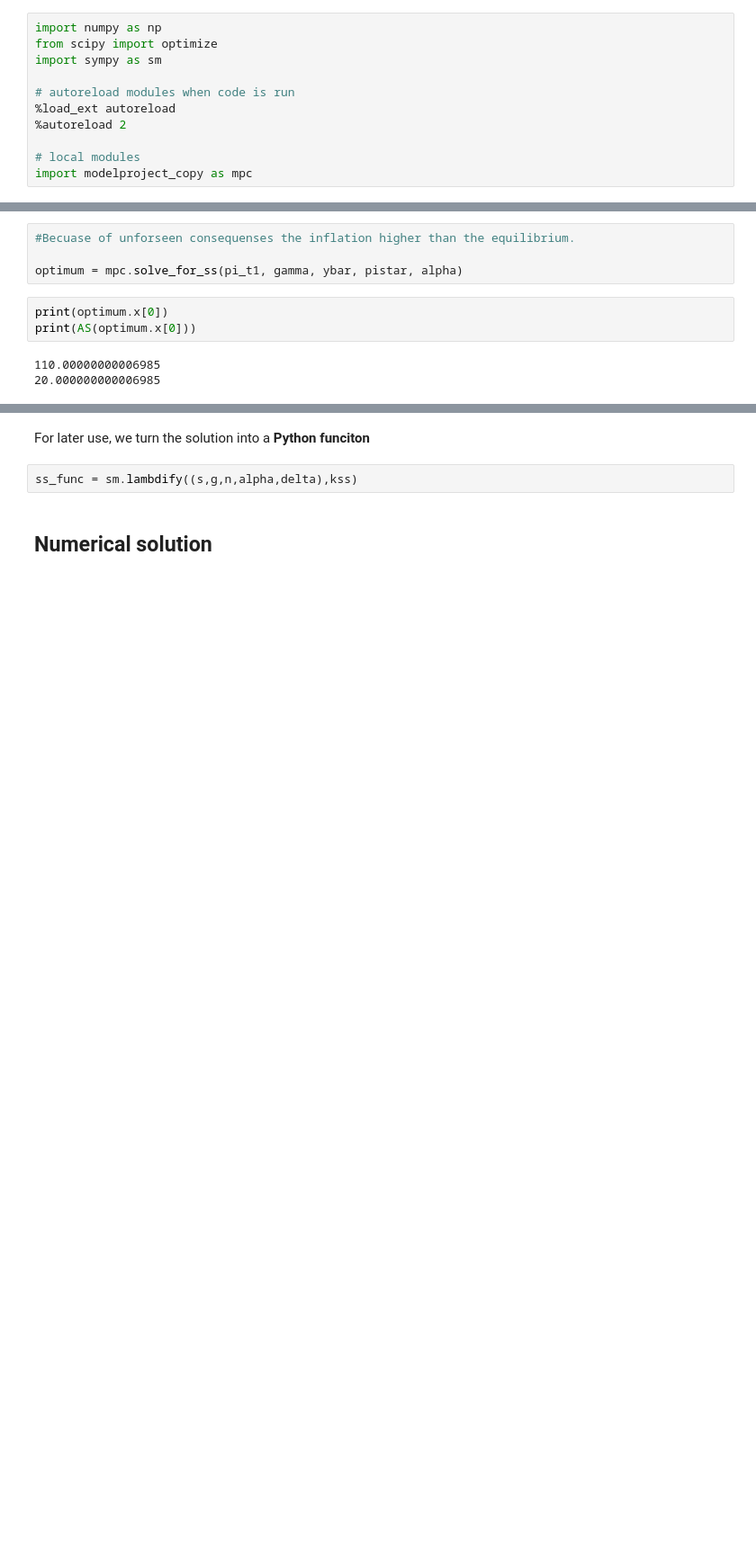
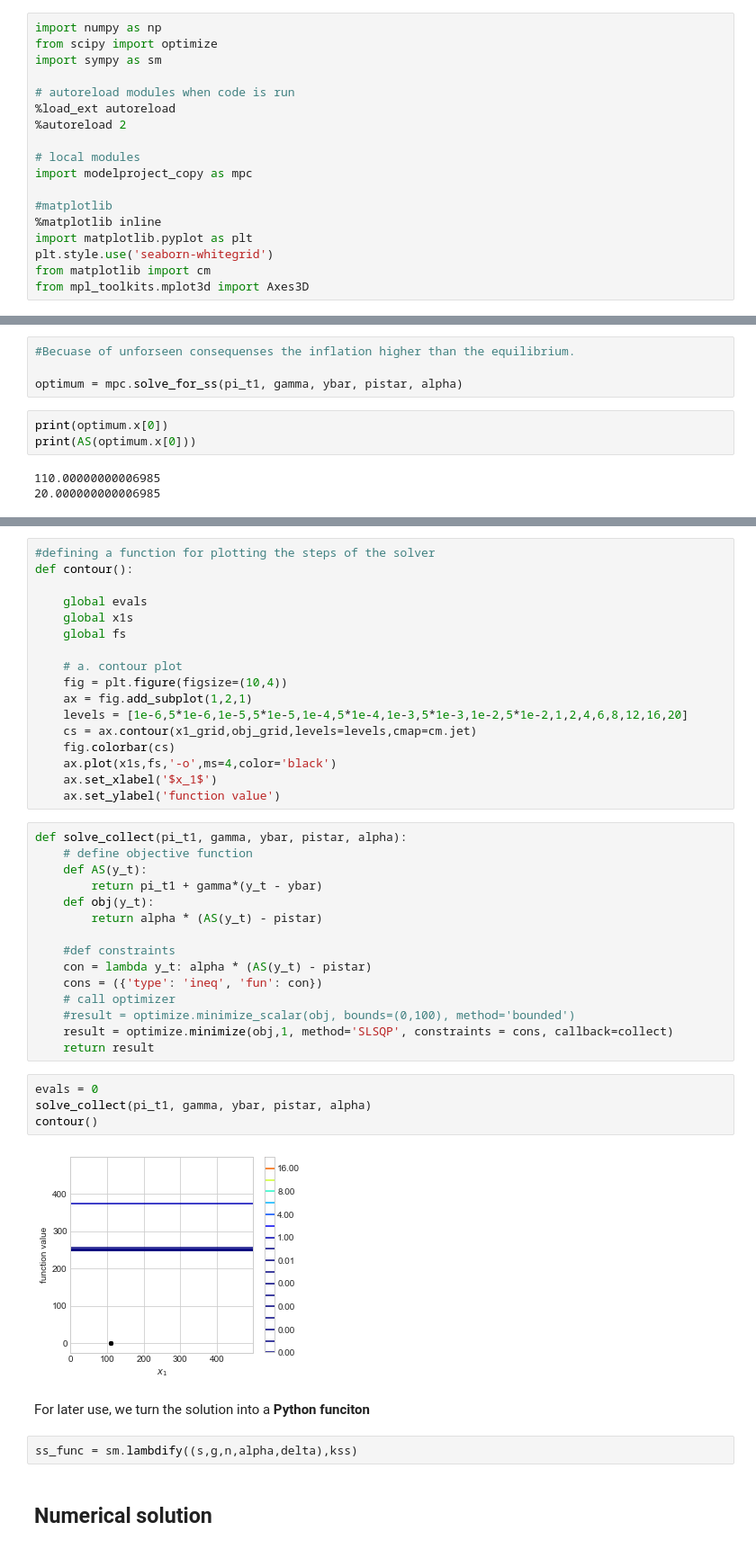
Before and after one commit to NumEconCopenhagen/projects-2020-group404, a Jupyter notebook: modelproject/modelproject copy.ipynb, the cells around one changed output, grey strips where cells are left out. Shown at 90% size. Drawn from its saved outputs; the diff is of its cells as text; blank space fills up the shorter version.

Commit message:
Optimizer is done in copy

```diff
--- a/modelproject/modelproject copy.ipynb
+++ b/modelproject/modelproject copy.ipynb
@@ -20,3 +20,10 @@ import sympy as sm
 
 # local modules
 import modelproject_copy as mpc
+
+#matplotlib
+%matplotlib inline
+import matplotlib.pyplot as plt
+plt.style.use('seaborn-whitegrid')
+from matplotlib import cm
+from mpl_toolkits.mplot3d import Axes3D
@@ -85,3 +120,41 @@ print(AS(optimum.x[0]))
+# %%
+#defining a function for plotting the steps of the solver
+def contour():
+
+    global evals
+    global x1s
+    global fs
+
+    # a. contour plot
+    fig = plt.figure(figsize=(10,4))
+    ax = fig.add_subplot(1,2,1)
+    levels = [1e-6,5*1e-6,1e-5,5*1e-5,1e-4,5*1e-4,1e-3,5*1e-3,1e-2,5*1e-2,1,2,4,6,8,12,16,20]
+    cs = ax.contour(x1_grid,obj_grid,levels=levels,cmap=cm.jet)
+    fig.colorbar(cs)
+    ax.plot(x1s,fs,'-o',ms=4,color='black')
+    ax.set_xlabel('$x_1$')
+    ax.set_ylabel('function value')
+# %%
+def solve_collect(pi_t1, gamma, ybar, pistar, alpha):
+    # define objective function
+    def AS(y_t):
+        return pi_t1 + gamma*(y_t - ybar)
+    def obj(y_t):
+        return alpha * (AS(y_t) - pistar)
+
+    #def constraints
+    con = lambda y_t: alpha * (AS(y_t) - pistar)
+    cons = ({'type': 'ineq', 'fun': con})
+    # call optimizer
+    #result = optimize.minimize_scalar(obj, bounds=(0,100), method='bounded')
+    result = optimize.minimize(obj,1, method='SLSQP', constraints = cons, callback=collect)
+    return result
+# %%
+evals = 0
+solve_collect(pi_t1, gamma, ybar, pistar, alpha)
+contour()
+# %% [output]
+[figure, added]
 # %% [markdown]
 For later use, we turn the solution into a **Python funciton**
 # %%
```
Also changed, not shown: parts of 3 cells of this notebook, 1 other file.
